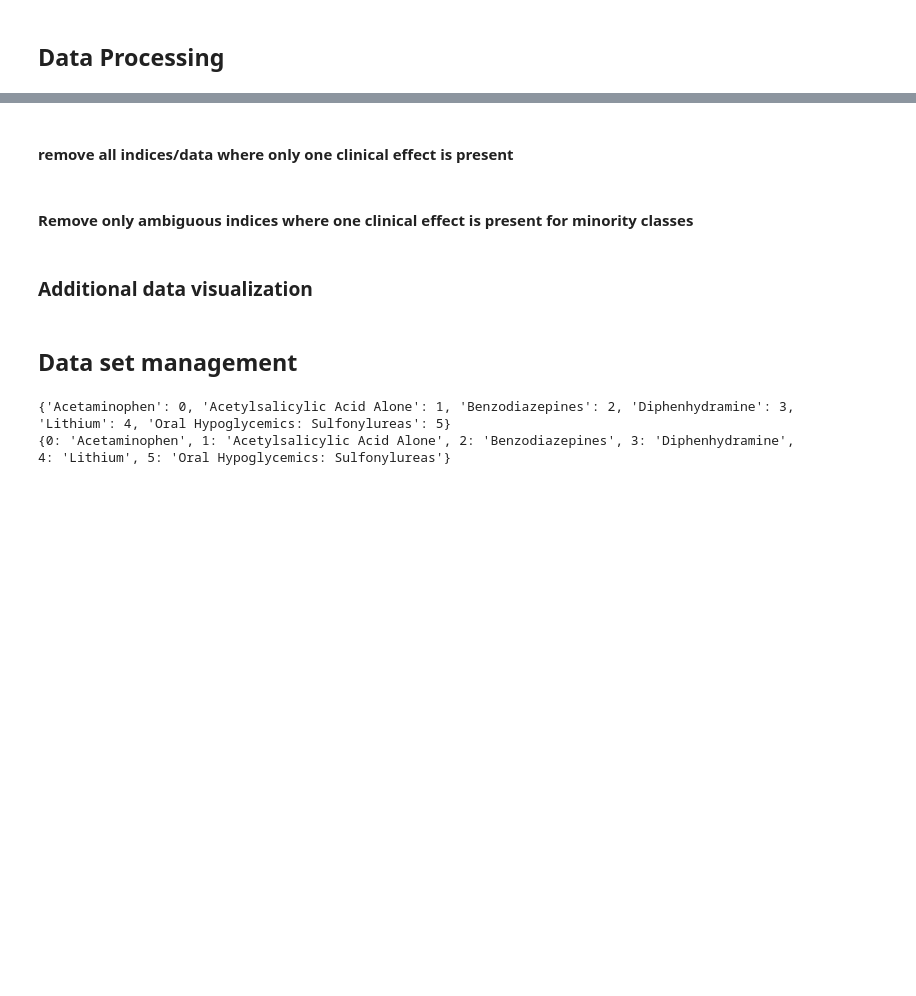
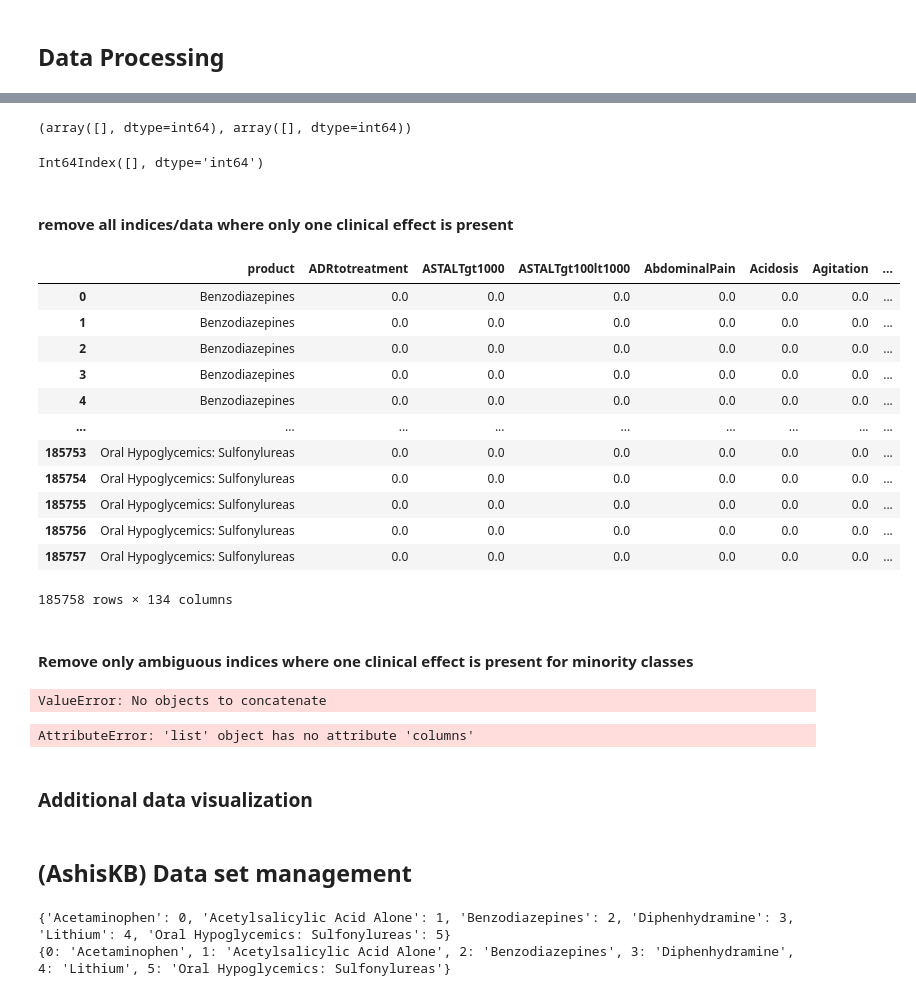
Before and after one commit to ashiskb/npds-workspace, a Jupyter notebook: ml_Abdullah_codes.ipynb, the cells around one changed output, grey strips where cells are left out. Drawn from its saved outputs; the diff is of its cells as text; code cells hidden in the pictures; blank space fills up the shorter version.

```diff
--- a/ml_Abdullah_codes.ipynb
+++ b/ml_Abdullah_codes.ipynb
@@ -368,41 +393,63 @@ KeyError: 'product'
 # %%
 # # checking samples where only one clinical feature is present
-# num = 1
-# numdata = data.loc[rowsum[rowsum == num].index].drop('product', axis=1)
-# idx = np.where(numdata.astype(bool))
-# idx
+num = 1
+numdata = data.loc[rowsum[rowsum == num].index].drop('product', axis=1)
+idx = np.where(numdata.astype(bool))
+idx
+# %% [output]
+(array([], dtype=int64), array([], dtype=int64))
 # %%
 # # real index from 'data'
-# numdata.index
+numdata.index
+# %% [output]
+Int64Index([], dtype='int64')
 # %% [markdown]
 #### remove all indices/data where only one clinical effect is present
 # %%
-# data.drop(numdata.index, axis=0, inplace=True)
-# data
+data.drop(numdata.index, axis=0, inplace=True)
+data
+# %% [output]
+|  | product | ADRtotreatment | ASTALTgt1000 | ASTALTgt100lt1000 | AbdominalPain | Acidosis | Agitation | ... |
+| 0 | Benzodiazepines | 0.0 | 0.0 | 0.0 | 0.0 | 0.0 | 0.0 | ... |
+| 1 | Benzodiazepines | 0.0 | 0.0 | 0.0 | 0.0 | 0.0 | 0.0 | ... |
+| 2 | Benzodiazepines | 0.0 | 0.0 | 0.0 | 0.0 | 0.0 | 0.0 | ... |
+| 3 | Benzodiazepines | 0.0 | 0.0 | 0.0 | 0.0 | 0.0 | 0.0 | ... |
+| 4 | Benzodiazepines | 0.0 | 0.0 | 0.0 | 0.0 | 0.0 | 0.0 | ... |
+| ... | ... | ... | ... | ... | ... | ... | ... | ... |
+| 185753 | Oral Hypoglycemics: Sulfonylureas | 0.0 | 0.0 | 0.0 | 0.0 | 0.0 | 0.0 | ... |
+| 185754 | Oral Hypoglycemics: Sulfonylureas | 0.0 | 0.0 | 0.0 | 0.0 | 0.0 | 0.0 | ... |
+| 185755 | Oral Hypoglycemics: Sulfonylureas | 0.0 | 0.0 | 0.0 | 0.0 | 0.0 | 0.0 | ... |
+| 185756 | Oral Hypoglycemics: Sulfonylureas | 0.0 | 0.0 | 0.0 | 0.0 | 0.0 | 0.0 | ... |
+| 185757 | Oral Hypoglycemics: Sulfonylureas | 0.0 | 0.0 | 0.0 | 0.0 | 0.0 | 0.0 | ... |
+185758 rows × 134 columns
 # %% [markdown]
 #### Remove only ambiguous indices where one clinical effect is present for minority classes
 # %%
-# counts = []
-# columns = data.drop('product', axis=1).columns
-# for i in np.sort(np.unique(idx[1])):
-#     counts.append(data.loc[numdata.index[np.where(idx[1] == i)[0]]]['product'].value_counts().rename(columns[i]))
-# counts = pd.concat(counts, axis=1, sort=False)
-# counts.index = counts.index.to_list()
-# counts = pd.concat([counts, counts.sum().to_frame('sum').T, (counts.sum() - counts.max()).to_frame('# minority class instance').T], axis=0, sort=False)
-# counts
+counts = []
+columns = data.drop('product', axis=1).columns
+for i in np.sort(np.unique(idx[1])):
+    counts.append(data.loc[numdata.index[np.where(idx[1] == i)[0]]]['product'].value_counts().rename(columns[i]))
+counts = pd.concat(counts, axis=1, sort=False)
+counts.index = counts.index.to_list()
+counts = pd.concat([counts, counts.sum().to_frame('sum').T, (counts.sum() - counts.max()).to_frame('# minority class instance').T], axis=0, sort=False)
+counts
+# %% [output]
+ValueError: No objects to concatenate
 # %%
 # # collecting invalid indices based on minority classes
-# invalid_indices = []
+invalid_indices = []
 
-# for feature in counts.columns:
-#     indices = numdata.index[idx[0][np.where(idx[1] == np.where(columns == feature)[0][0])[0]]].to_list()
-#     dom_feat = counts[feature].iloc[:-2].idxmax()
-#     rem_idx = data.loc[indices].reset_index(drop=False).set_index('product').drop(dom_feat, axis=0)['index'].to_list()
-#     invalid_indices += rem_idx
-# invalid_indices = sorted(invalid_indices)
+for feature in counts.columns:
+    indices = numdata.index[idx[0][np.where(idx[1] == np.where(columns == feature)[0][0])[0]]].to_list()
+    dom_feat = counts[feature].iloc[:-2].idxmax()
+    rem_idx = data.loc[indices].reset_index(drop=False).set_index('product').drop(dom_feat, axis=0)['index'].to_list()
+    invalid_indices += rem_idx
+invalid_indices = sorted(invalid_indices)
 
 # # removing samples that are invalid
-# data.drop(invalid_indices, axis=0, inplace=True)
+data.drop(invalid_indices, axis=0, inplace=True)
+# %% [output]
+AttributeError: 'list' object has no attribute 'columns'
 # %% [markdown]
 ### Additional data visualization
 # %%
@@ -442,7 +489,7 @@ KeyError: 'product'
 # %%
 # onlydata[sel_features].shape
 # %% [markdown]
-## Data set management
+## (AshisKB) Data set management
 # %%
 # label names to index mapping and reverse mapping
 label2index = {k: i for i, k in enumerate(np.sort(data['product'].unique()))}
```
Also changed, not shown: parts of 45 cells of this notebook, 2 other files.
